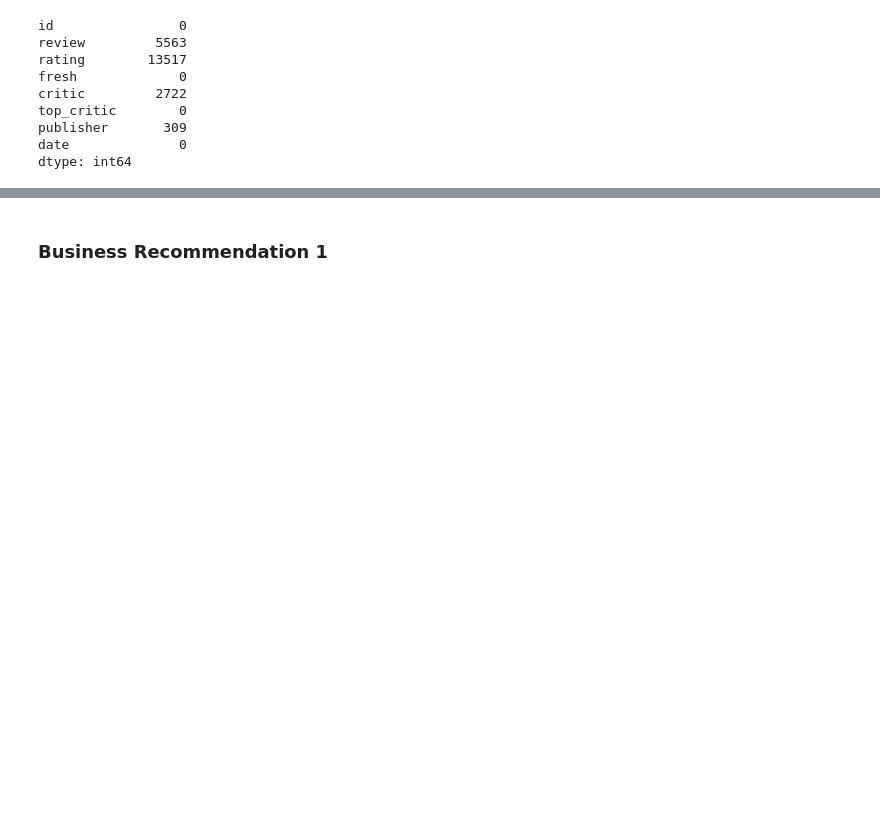
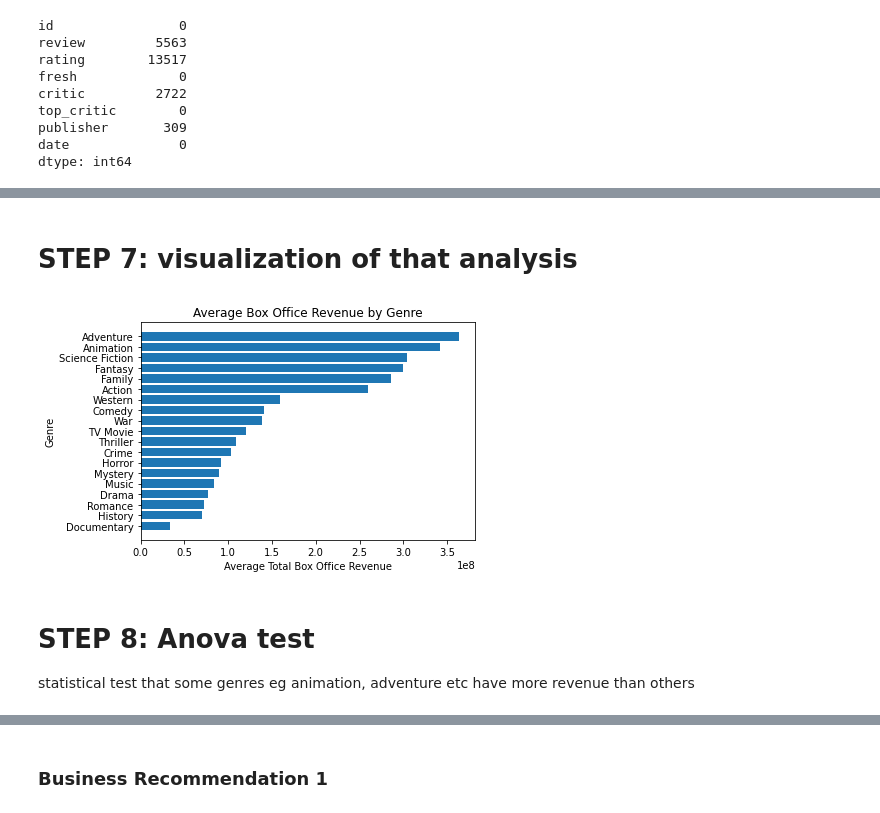
Before and after one commit to raphaelndemo/Movie-Industry-Analysis, a Jupyter notebook: notebooks/final.ipynb, the cells around one changed output, grey strips where cells are left out. Drawn from its saved outputs; the diff is of its cells as text; code cells hidden in the pictures; blank space fills up the shorter version.

Commit message:
Analyzed Genres VS Revenue

```diff
--- a/notebooks/final.ipynb
+++ b/notebooks/final.ipynb
@@ -735,0 +799,11 @@ np.int64(0)
+# %%
+## preparing genre data from tmdb
+"""
+Movie genres are drawn from the TMDB metadata dataset.
+Each movie may belong to multiple genres, which will be handled after merging with box office data.
+"""
+# select only title and genre information from TMDB
+genres_tmdb = movies_clean[['title', 'genre_ids']].copy()
+
+# inspect the genre data
+genres_tmdb.head(), genres_tmdb.shape
@@ -735,0 +1023,26 @@ np.int64(0)
+# %% [markdown]
+# STEP 7: visualization of that analysis
+# %%
+import matplotlib.pyplot as plt
+
+# prepare data for plotting
+plot_data = genre_revenue_performance.sort_values(by='avg_total_gross', ascending=True)
+
+# create horizontal bar chart
+plt.figure()
+plt.barh(plot_data.index, plot_data['avg_total_gross'])
+plt.xlabel('Average Total Box Office Revenue')
+plt.ylabel('Genre')
+plt.title('Average Box Office Revenue by Genre')
+
+"""
+Based on box office performance, a new movie studio should prioritise genres such as Adventure, Animation, Science Fiction, Fantasy, and Family, which consistently generate higher revenues and show strong market demand.
+Genres such as Drama, Romance, Documentary, and History appear less commercially viable on average and may be riskier as initial focus areas for a new studio.
+
+"""
+plt.show()
+# %% [output]
+[figure, added]
+# %% [markdown]
+#  STEP 8: Anova test
+statistical test that some genres eg animation, adventure  etc have more revenue than others
```
Also changed, not shown: parts of 23 cells of this notebook.
